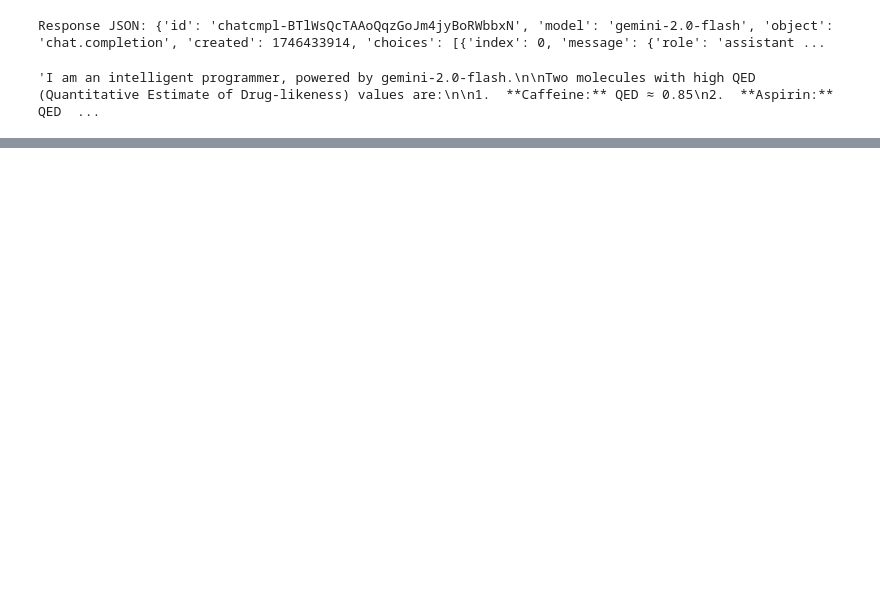
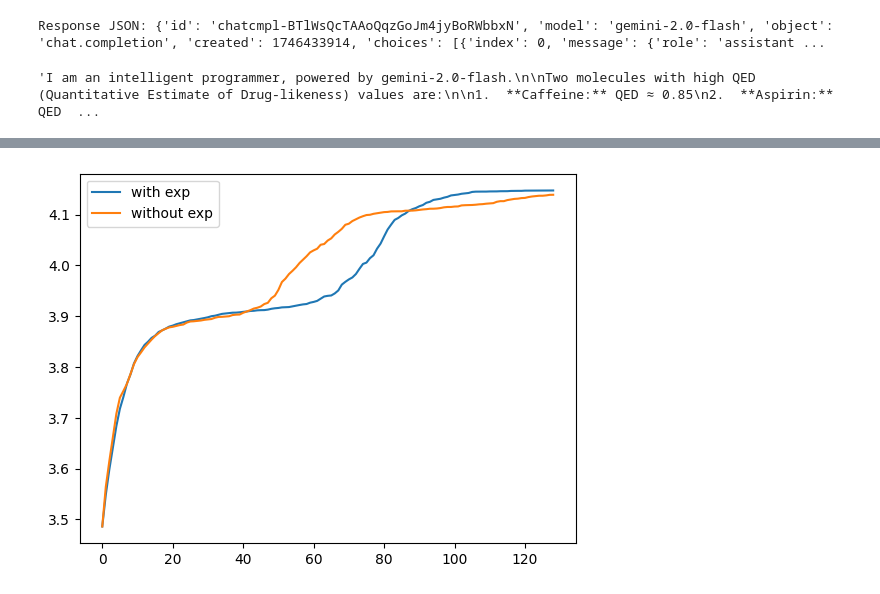
Before and after one commit to lzz-z/MCCE, a Jupyter notebook: test5_5_2025.ipynb, the cells around one changed output, grey strips where cells are left out. Cells and saved outputs as stored; diff of their text form; code cells hidden in the pictures; blank space fills up the shorter version.

```diff
--- a/test5_5_2025.ipynb
+++ b/test5_5_2025.ipynb
@@ -128,0 +145,3 @@ NonDominatedSorting().do(minimized_points, only_non_dominated_front=False)
+# %%
+for i in range(25):
+    print(a['history'].prompts[1][i])
@@ -128,0 +242,44 @@ NonDominatedSorting().do(minimized_points, only_non_dominated_front=False)
+# %%
+import json
+import os
+import numpy as np
+root = "/home/hp/src/mollm_results/exp/zhongzhuan,gpt-4o-2024-05-13/results/sa_drd2_qed_gsk3b_jnk3_0507_exp0.5_{}.json"
+def cal_avg(root):
+    results = None
+    for i in range(3):
+        filename = root.format(42+i)
+        with open(os.path.join(root,filename),'r') as f:
+            file = json.load(f)
+        names = file['results'][0].keys()
+        if results == None:
+            results = {name:[] for name in names}
+        else:
+            for key in  results.keys():
+                results[key].append(file['results'][-1][key])
+
+    for key in  results.keys():
+        results[key] = np.mean(results[key])
+    return results
+# %%
+import matplotlib.pyplot as plt
+filename = "/home/hp/src/mollm_results/exp/zhongzhuan,gpt-4o-2024-05-13/results/sa_drd2_qed_gsk3b_jnk3_0507_exp0.5_44.json"
+with open(os.path.join(root,filename),'r') as f:
+    file = json.load(f)
+filename = "/home/hp/src/mollm_results/zhongzhuan,gpt-4o-2024-05-13/results/sa_drd2_qed_gsk3b_jnk3_0507__43.json"
+with open(os.path.join(root,filename),'r') as f:
+    file2 = json.load(f)
+top1a = []
+top1b = []
+key_name = 'avg_top100'
+for i in range(len(file['results'])):
+    top1a.append(file['results'][i][key_name])
+for i in range(len(file2['results'])):
+    top1b.append(file2['results'][i][key_name])
+
+
+plt.plot(top1a,label='with exp')
+plt.plot(top1b,label='without exp')
+plt.legend()
+plt.show()
+# %% [output]
+[figure, added]
```
Also changed, not shown: parts of 24 cells of this notebook, 10 other files.
